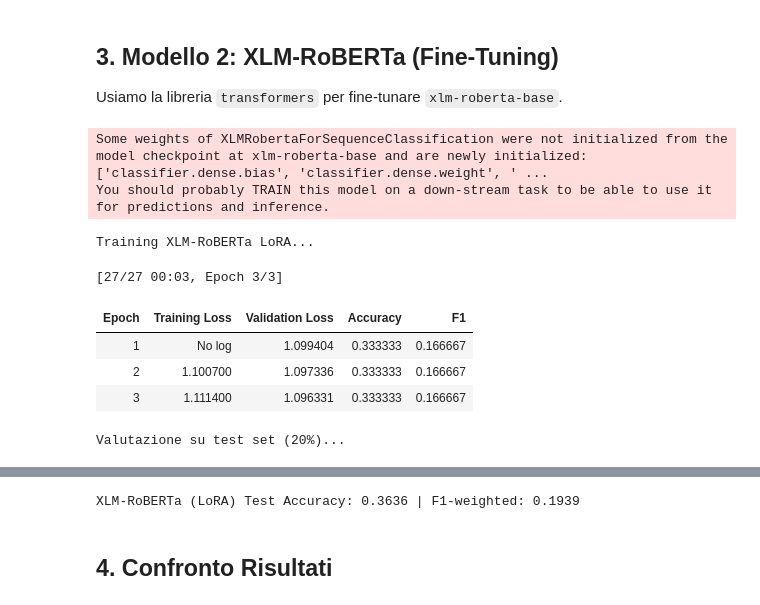
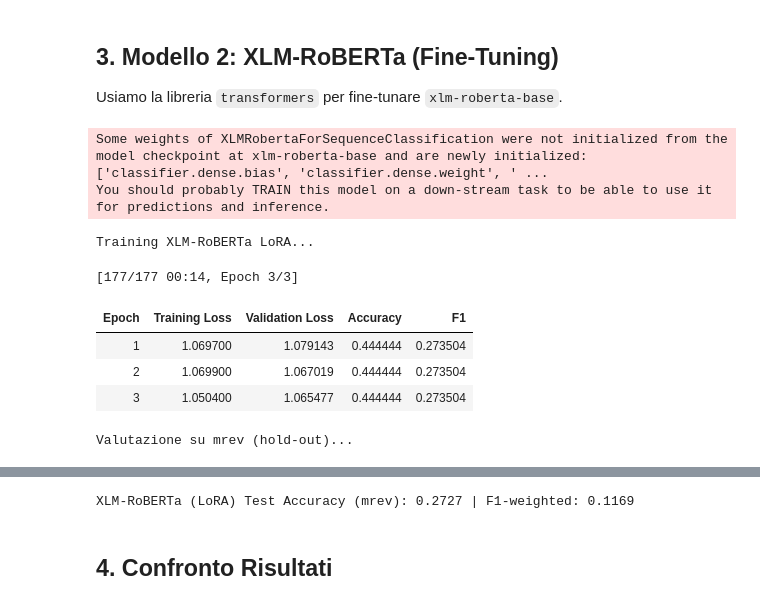
Before and after one commit to DataScience-Golddiggers/Faboulous-Interpretr, a Jupyter notebook: notebooks/sentiment_comparison.ipynb, the cells around one changed output, grey strips where cells are left out. Saved outputs shown, nothing was run; the diff lists cells and outputs as text; code cells hidden in the pictures.

```diff
--- a/notebooks/sentiment_comparison.ipynb
+++ b/notebooks/sentiment_comparison.ipynb
@@ -88,19 +102,14 @@ Classes: {'negative': 0, 'neutral': 1, 'positive': 2}
 # %%
-# Suddivisione stratificata: 80% train/val, 20% test
-train_val_df, test_df = train_test_split(
-    df[['review_text', 'sentiment', 'label']],
+# Suddivisione stratificata: 80% train, 20% val sul dataset di training
+train_df, val_df = train_test_split(
+    df_chat[['review_text', 'sentiment', 'label']],
     test_size=0.2,
     random_state=42,
-    stratify=df['label']
+    stratify=df_chat['label']
 )
 
-# Split ulteriore sul training set per creare la validation (80/20 -> 64/16 complessivi)
-train_df, val_df = train_test_split(
-    train_val_df,
-    test_size=0.2,
-    random_state=42,
-    stratify=train_val_df['label']
-)
+# Hold-out per confronto finale: tutto il dataset mrev (già shufflato)
+test_df_mrev = df_mrev[['review_text', 'sentiment', 'label']].copy()
 
-print(f"Train size: {len(train_df)} | Val size: {len(val_df)} | Test size: {len(test_df)}")
+print(f"Train size: {len(train_df)} | Val size: {len(val_df)} | Test (mrev) size: {len(test_df_mrev)}")
 # %% [output]
@@ -298,7 +307,7 @@ tokenizer = AutoTokenizer.from_pretrained(model_name)
 
 X_train_raw, y_train_raw = train_df['review_text'], train_df['label']
 X_val_raw, y_val_raw = val_df['review_text'], val_df['label']
-X_test_raw, y_test_raw = test_df['review_text'], test_df['label']
+X_test_raw, y_test_raw = test_df_mrev['review_text'], test_df_mrev['label']
 
 def tokenize_function(examples):
     return tokenizer(examples, padding="max_length", truncation=True, max_length=128)
@@ -328,7 +337,7 @@ peft_config = LoraConfig(
     lora_alpha=32,
     lora_dropout=0.1,
     target_modules=["query", "value"],
-    modules_to_save=["classifier"] # <--- FIX: Addestra e salva la testa di classificazione!
+    modules_to_save=["classifier"] # <--- Addestra e salva la testa di classificazione!
 )
 model_xlm = get_peft_model(base_model, peft_config)
 
@@ -357,45 +366,45 @@ training_args = TrainingArguments(
     save_total_limit=1,
     overwrite_output_dir=True,
     use_cpu=not torch.cuda.is_available()
- )
+)
 trainer = Trainer(
     model=model_xlm,
     args=training_args,
     train_dataset=train_tokenized,
     eval_dataset=val_tokenized,
     compute_metrics=compute_metrics,
- )
+)
 
 # --- 3.3 Training ---
 print("Training XLM-RoBERTa LoRA...")
 trainer.train()
 
 # Salva l'adapter LoRA (sovrascrive se esiste)
 model_xlm.save_pretrained(xlm_final_dir)
 tokenizer.save_pretrained(xlm_final_dir)
 
-# Valutazione Finale su test set hold-out
-print("Valutazione su test set (20%)...")
+# Valutazione Finale su mrev (hold-out)
+print("Valutazione su mrev (hold-out)...")
 test_pred = trainer.predict(test_tokenized)
 test_logits = test_pred.predictions
 test_labels = test_pred.label_ids
 test_preds = np.argmax(test_logits, axis=-1)
 xlm_test_acc = accuracy_score(test_labels, test_preds)
 xlm_test_f1 = f1_score(test_labels, test_preds, average='weighted')
 xlm_cm = confusion_matrix(test_labels, test_preds)
-print(f"XLM-RoBERTa (LoRA) Test Accuracy: {xlm_test_acc:.4f} | F1-weighted: {xlm_test_f1:.4f}")
+print(f"XLM-RoBERTa (LoRA) Test Accuracy (mrev): {xlm_test_acc:.4f} | F1-weighted: {xlm_test_f1:.4f}")
 # %% [output]
 Some weights of XLMRobertaForSequenceClassification were not initialized from the model checkpoint at xlm-roberta-base and are newly initialized: ['classifier.dense.bias', 'classifier.dense.weight', ' ...
 You should probably TRAIN this model on a down-stream task to be able to use it for predictions and inference.
 Training XLM-RoBERTa LoRA...
-[27/27 00:03, Epoch 3/3]
+[177/177 00:14, Epoch 3/3]
 | Epoch | Training Loss | Validation Loss | Accuracy | F1 |
-| 1 | No log | 1.099404 | 0.333333 | 0.166667 |
-| 2 | 1.100700 | 1.097336 | 0.333333 | 0.166667 |
-| 3 | 1.111400 | 1.096331 | 0.333333 | 0.166667 |
+| 1 | 1.069700 | 1.079143 | 0.444444 | 0.273504 |
+| 2 | 1.069900 | 1.067019 | 0.444444 | 0.273504 |
+| 3 | 1.050400 | 1.065477 | 0.444444 | 0.273504 |
-Valutazione su test set (20%)...
+Valutazione su mrev (hold-out)...
 [interactive output not drawn]
-XLM-RoBERTa (LoRA) Test Accuracy: 0.3636 | F1-weighted: 0.1939
+XLM-RoBERTa (LoRA) Test Accuracy (mrev): 0.2727 | F1-weighted: 0.1169
 # %% [markdown]
 ## 4. Confronto Risultati
 # %% [markdown]
```
Also changed, not shown: parts of 13 cells of this notebook.
